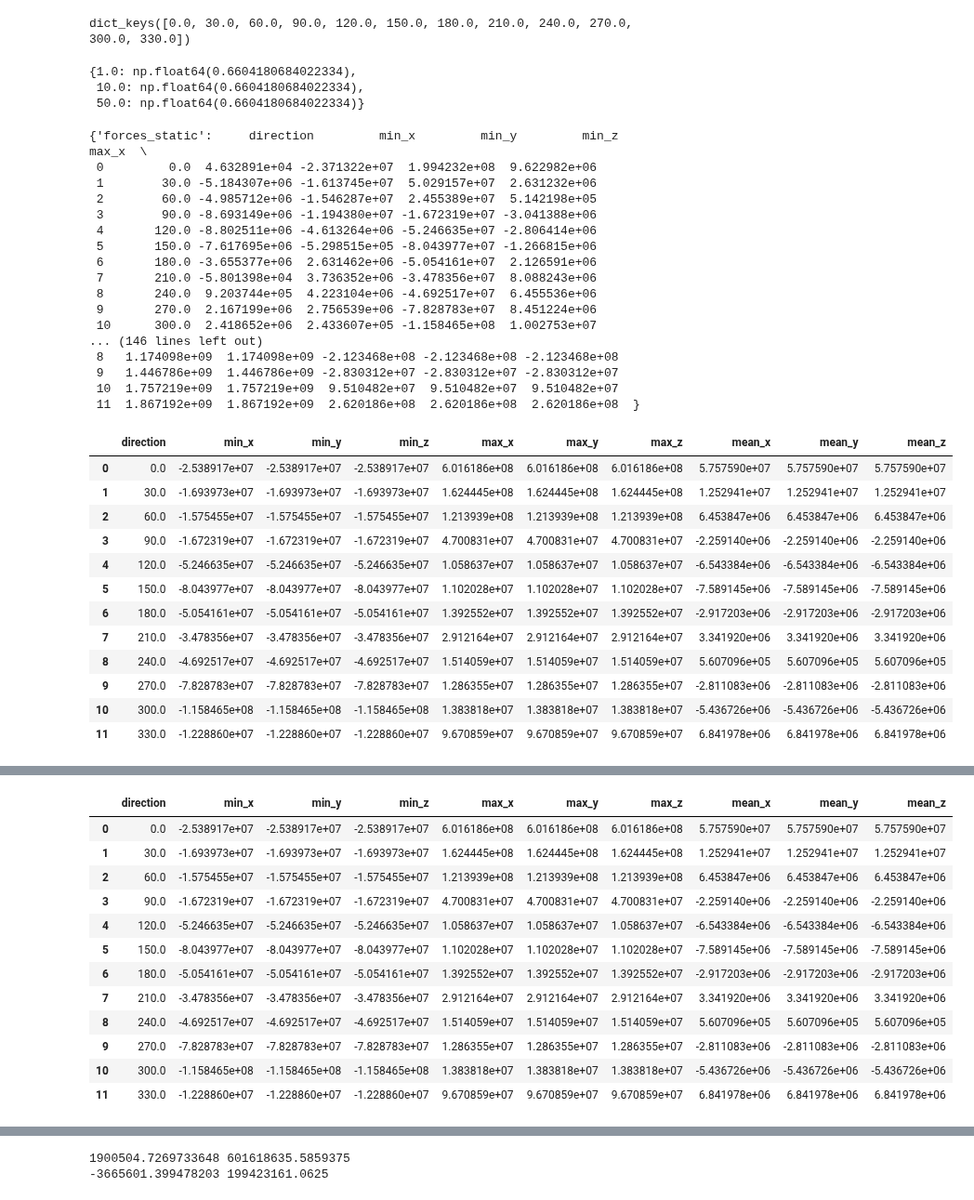
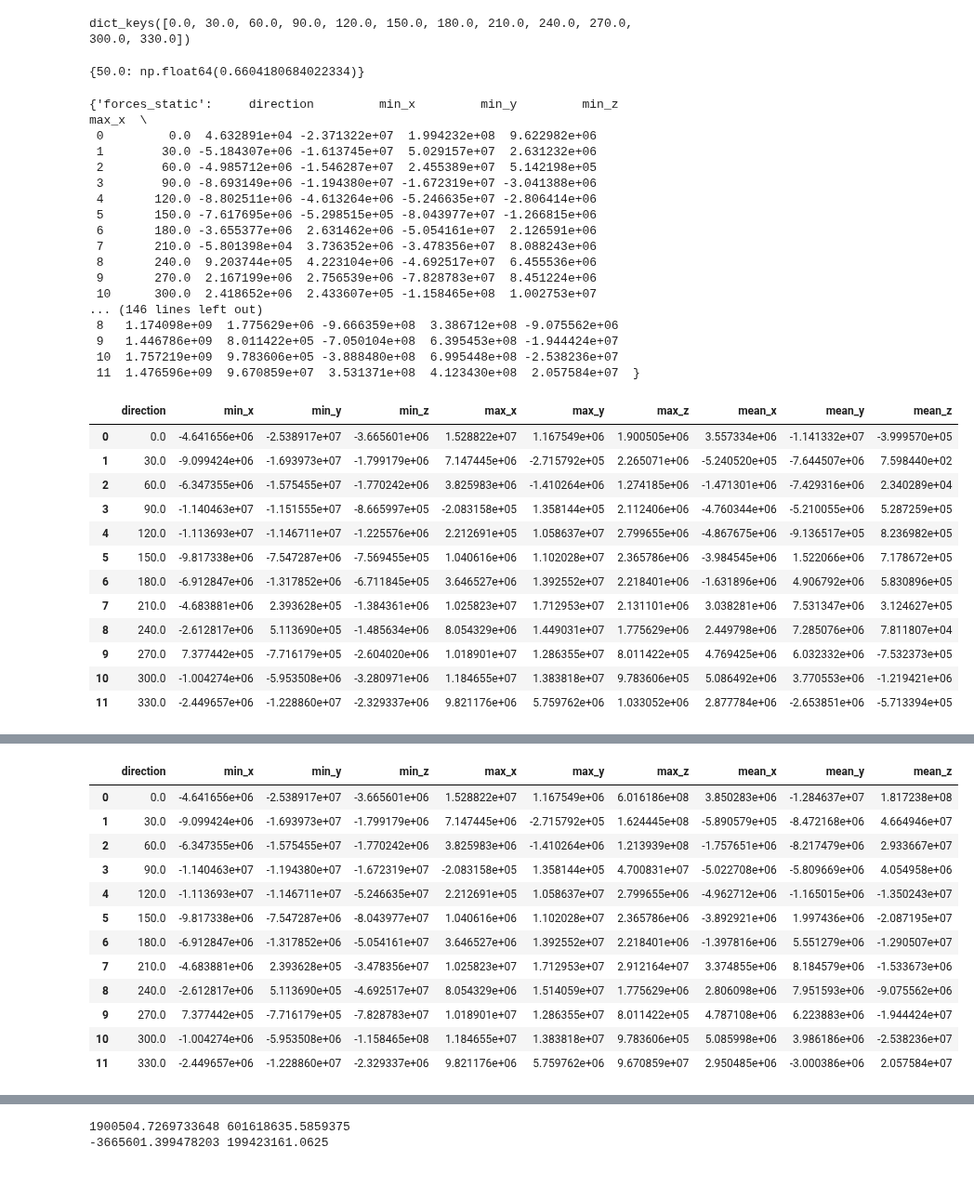
Before and after one commit to AeroSim-CFD/cfdmod, a Jupyter notebook: notebooks/hfpi_analysis_test.ipynb, the cells around one changed output, grey strips where cells are left out. Shown at 93% size. Drawn from its saved outputs; the diff is of its cells as text; code cells hidden in the pictures.

Commit message:
Bug corrections and updated names fromc ombined to effective

```diff
--- a/notebooks/hfpi_analysis_test.ipynb
+++ b/notebooks/hfpi_analysis_test.ipynb
@@ -46,6 +46,8 @@ directions = ["000", "030", "060", "090", "120", "150", "180", "210", "240", "27
 float_directions = [float(d) for d in directions]
 recurrence_periods = [1, 10, 50]
 xis = [0.01, 0.02]
+recurrence_periods = [50]
+xis = [0.01]
 # %%
 directional_forces = {}
 
@@ -85,9 +87,7 @@ max_acceleration = results.filter_by_xi(xi=0.01).get_max_acceleration_by_recurre
 
 max_acceleration
 # %% [output]
-{1.0: np.float64(0.6604180684022334),
- 10.0: np.float64(0.6604180684022334),
- 50.0: np.float64(0.6604180684022334)}
+{50.0: np.float64(0.6604180684022334)}
 # %%
 results_use = results.filter_by_xi(0.01).filter_by_recurrence_period(50)
 
@@ -107,26 +107,26 @@ stats
  9       270.0  2.167199e+06  2.756539e+06 -7.828783e+07  8.451224e+06
  10      300.0  2.418652e+06  2.433607e+05 -1.158465e+08  1.002753e+07
 ... (146 lines left out)
- 8   1.174098e+09  1.174098e+09 -2.123468e+08 -2.123468e+08 -2.123468e+08
- 9   1.446786e+09  1.446786e+09 -2.830312e+07 -2.830312e+07 -2.830312e+07
- 10  1.757219e+09  1.757219e+09  9.510482e+07  9.510482e+07  9.510482e+07
- 11  1.867192e+09  1.867192e+09  2.620186e+08  2.620186e+08  2.620186e+08  }
+ 8   1.174098e+09  1.775629e+06 -9.666359e+08  3.386712e+08 -9.075562e+06
+ 9   1.446786e+09  8.011422e+05 -7.050104e+08  6.395453e+08 -1.944424e+07
+ 10  1.757219e+09  9.783606e+05 -3.888480e+08  6.995448e+08 -2.538236e+07
+ 11  1.476596e+09  9.670859e+07  3.531371e+08  4.123430e+08  2.057584e+07  }
 # %%
 stats["forces_static_eq"]
 # %% [output]
 |  | direction | min_x | min_y | min_z | max_x | max_y | max_z | mean_x | mean_y | mean_z |
-| 0 | 0.0 | -2.538917e+07 | -2.538917e+07 | -2.538917e+07 | 6.016186e+08 | 6.016186e+08 | 6.016186e+08 | 5.757590e+07 | 5.757590e+07 | 5.757590e+07 |
-| 1 | 30.0 | -1.693973e+07 | -1.693973e+07 | -1.693973e+07 | 1.624445e+08 | 1.624445e+08 | 1.624445e+08 | 1.252941e+07 | 1.252941e+07 | 1.252941e+07 |
-| 2 | 60.0 | -1.575455e+07 | -1.575455e+07 | -1.575455e+07 | 1.213939e+08 | 1.213939e+08 | 1.213939e+08 | 6.453847e+06 | 6.453847e+06 | 6.453847e+06 |
-| 3 | 90.0 | -1.672319e+07 | -1.672319e+07 | -1.672319e+07 | 4.700831e+07 | 4.700831e+07 | 4.700831e+07 | -2.259140e+06 | -2.259140e+06 | -2.259140e+06 |
-| 4 | 120.0 | -5.246635e+07 | -5.246635e+07 | -5.246635e+07 | 1.058637e+07 | 1.058637e+07 | 1.058637e+07 | -6.543384e+06 | -6.543384e+06 | -6.543384e+06 |
-| 5 | 150.0 | -8.043977e+07 | -8.043977e+07 | -8.043977e+07 | 1.102028e+07 | 1.102028e+07 | 1.102028e+07 | -7.589145e+06 | -7.589145e+06 | -7.589145e+06 |
-| 6 | 180.0 | -5.054161e+07 | -5.054161e+07 | -5.054161e+07 | 1.392552e+07 | 1.392552e+07 | 1.392552e+07 | -2.917203e+06 | -2.917203e+06 | -2.917203e+06 |
-| 7 | 210.0 | -3.478356e+07 | -3.478356e+07 | -3.478356e+07 | 2.912164e+07 | 2.912164e+07 | 2.912164e+07 | 3.341920e+06 | 3.341920e+06 | 3.341920e+06 |
-| 8 | 240.0 | -4.692517e+07 | -4.692517e+07 | -4.692517e+07 | 1.514059e+07 | 1.514059e+07 | 1.514059e+07 | 5.607096e+05 | 5.607096e+05 | 5.607096e+05 |
-| 9 | 270.0 | -7.828783e+07 | -7.828783e+07 | -7.828783e+07 | 1.286355e+07 | 1.286355e+07 | 1.286355e+07 | -2.811083e+06 | -2.811083e+06 | -2.811083e+06 |
-| 10 | 300.0 | -1.158465e+08 | -1.158465e+08 | -1.158465e+08 | 1.383818e+07 | 1.383818e+07 | 1.383818e+07 | -5.436726e+06 | -5.436726e+06 | -5.436726e+06 |
-| 11 | 330.0 | -1.228860e+07 | -1.228860e+07 | -1.228860e+07 | 9.670859e+07 | 9.670859e+07 | 9.670859e+07 | 6.841978e+06 | 6.841978e+06 | 6.841978e+06 |
+| 0 | 0.0 | -4.641656e+06 | -2.538917e+07 | -3.665601e+06 | 1.528822e+07 | 1.167549e+06 | 1.900505e+06 | 3.557334e+06 | -1.141332e+07 | -3.999570e+05 |
+| 1 | 30.0 | -9.099424e+06 | -1.693973e+07 | -1.799179e+06 | 7.147445e+06 | -2.715792e+05 | 2.265071e+06 | -5.240520e+05 | -7.644507e+06 | 7.598440e+02 |
+| 2 | 60.0 | -6.347355e+06 | -1.575455e+07 | -1.770242e+06 | 3.825983e+06 | -1.410264e+06 | 1.274185e+06 | -1.471301e+06 | -7.429316e+06 | 2.340289e+04 |
+| 3 | 90.0 | -1.140463e+07 | -1.151555e+07 | -8.665997e+05 | -2.083158e+05 | 1.358144e+05 | 2.112406e+06 | -4.760344e+06 | -5.210055e+06 | 5.287259e+05 |
+| 4 | 120.0 | -1.113693e+07 | -1.146711e+07 | -1.225576e+06 | 2.212691e+05 | 1.058637e+07 | 2.799655e+06 | -4.867675e+06 | -9.136517e+05 | 8.236982e+05 |
+| 5 | 150.0 | -9.817338e+06 | -7.547287e+06 | -7.569455e+05 | 1.040616e+06 | 1.102028e+07 | 2.365786e+06 | -3.984545e+06 | 1.522066e+06 | 7.178672e+05 |
+| 6 | 180.0 | -6.912847e+06 | -1.317852e+06 | -6.711845e+05 | 3.646527e+06 | 1.392552e+07 | 2.218401e+06 | -1.631896e+06 | 4.906792e+06 | 5.830896e+05 |
+| 7 | 210.0 | -4.683881e+06 | 2.393628e+05 | -1.384361e+06 | 1.025823e+07 | 1.712953e+07 | 2.131101e+06 | 3.038281e+06 | 7.531347e+06 | 3.124627e+05 |
+| 8 | 240.0 | -2.612817e+06 | 5.113690e+05 | -1.485634e+06 | 8.054329e+06 | 1.449031e+07 | 1.775629e+06 | 2.449798e+06 | 7.285076e+06 | 7.811807e+04 |
+| 9 | 270.0 | 7.377442e+05 | -7.716179e+05 | -2.604020e+06 | 1.018901e+07 | 1.286355e+07 | 8.011422e+05 | 4.769425e+06 | 6.032332e+06 | -7.532373e+05 |
+| 10 | 300.0 | -1.004274e+06 | -5.953508e+06 | -3.280971e+06 | 1.184655e+07 | 1.383818e+07 | 9.783606e+05 | 5.086492e+06 | 3.770553e+06 | -1.219421e+06 |
+| 11 | 330.0 | -2.449657e+06 | -1.228860e+07 | -2.329337e+06 | 9.821176e+06 | 5.759762e+06 | 1.033052e+06 | 2.877784e+06 | -2.653851e+06 | -5.713394e+05 |
 # %%
 stats["forces_static"]
 # %% [output]
@@ -144,18 +144,18 @@ stats["forces_static"]
 | 10 | 300.0 | 2.418652e+06 | 2.433607e+05 | -1.158465e+08 | 1.002753e+07 | 9.253307e+06 | -4.017512e+06 | 5.085505e+06 | 4.201820e+06 | -4.954531e+07 |
 | 11 | 330.0 | 1.297416e+06 | -8.080503e+06 | 2.822415e+06 | 5.784007e+06 | -2.182719e+05 | 9.670859e+07 | 3.023187e+06 | -3.346921e+06 | 4.172301e+07 |
 # %%
-stats["forces_combined"]
+stats["forces_effective"]
 # %% [output]
 |  | direction | min_x | min_y | min_z | max_x | max_y | max_z | mean_x | mean_y | mean_z |
-| 0 | 0.0 | -2.538917e+07 | -2.538917e+07 | -2.538917e+07 | 6.016186e+08 | 6.016186e+08 | 6.016186e+08 | 5.757590e+07 | 5.757590e+07 | 5.757590e+07 |
-| 1 | 30.0 | -1.693973e+07 | -1.693973e+07 | -1.693973e+07 | 1.624445e+08 | 1.624445e+08 | 1.624445e+08 | 1.252941e+07 | 1.252941e+07 | 1.252941e+07 |
-| 2 | 60.0 | -1.575455e+07 | -1.575455e+07 | -1.575455e+07 | 1.213939e+08 | 1.213939e+08 | 1.213939e+08 | 6.453847e+06 | 6.453847e+06 | 6.453847e+06 |
-| 3 | 90.0 | -1.672319e+07 | -1.672319e+07 | -1.672319e+07 | 4.700831e+07 | 4.700831e+07 | 4.700831e+07 | -2.259140e+06 | -2.259140e+06 | -2.259140e+06 |
-| 4 | 120.0 | -5.246635e+07 | -5.246635e+07 | -5.246635e+07 | 1.058637e+07 | 1.058637e+07 | 1.058637e+07 | -6.543384e+06 | -6.543384e+06 | -6.543384e+06 |
-| 5 | 150.0 | -8.043977e+07 | -8.043977e+07 | -8.043977e+07 | 1.102028e+07 | 1.102028e+07 | 1.102028e+07 | -7.589145e+06 | -7.589145e+06 | -7.589145e+06 |
-| 6 | 180.0 | -5.054161e+07 | -5.054161e+07 | -5.054161e+07 | 1.392552e+07 | 1.392552e+07 | 1.392552e+07 | -2.917203e+06 | -2.917203e+06 | -2.917203e+06 |
-| 7 | 210.0 | -3.478356e+07 | -3.478356e+07 | -3.478356e+07 | 2.912164e+07 | 2.912164e+07 | 2.912164e+07 | 3.341920e+06 | 3.341920e+06 | 3.341920e+06 |
-| 8 | 240.0 | -4.692517e+07 | -4.692517e+07 | -4.692517e+07 | 1.514059e+07 | 1.514059e+07 | 1.514059e+07 | 5.607096e+05 | 5.607096e+05 | 5.607096e+05 |
-| 9 | 270.0 | -7.828783e+07 | -7.828783e+07 | -7.828783e+07 | 1.286355e+07 | 1.286355e+07 | 1.286355e+07 | -2.811083e+06 | -2.811083e+06 | -2.811083e+06 |
-| 10 | 300.0 | -1.158465e+08 | -1.158465e+08 | -1.158465e+08 | 1.383818e+07 | 1.383818e+07 | 1.383818e+07 | -5.436726e+06 | -5.436726e+06 | -5.436726e+06 |
-| 11 | 330.0 | -1.228860e+07 | -1.228860e+07 | -1.228860e+07 | 9.670859e+07 | 9.670859e+07 | 9.670859e+07 | 6.841978e+06 | 6.841978e+06 | 6.841978e+06 |
+| 0 | 0.0 | -4.641656e+06 | -2.538917e+07 | -3.665601e+06 | 1.528822e+07 | 1.167549e+06 | 6.016186e+08 | 3.850283e+06 | -1.284637e+07 | 1.817238e+08 |
+| 1 | 30.0 | -9.099424e+06 | -1.693973e+07 | -1.799179e+06 | 7.147445e+06 | -2.715792e+05 | 1.624445e+08 | -5.890579e+05 | -8.472168e+06 | 4.664946e+07 |
+| 2 | 60.0 | -6.347355e+06 | -1.575455e+07 | -1.770242e+06 | 3.825983e+06 | -1.410264e+06 | 1.213939e+08 | -1.757651e+06 | -8.217479e+06 | 2.933667e+07 |
+| 3 | 90.0 | -1.140463e+07 | -1.194380e+07 | -1.672319e+07 | -2.083158e+05 | 1.358144e+05 | 4.700831e+07 | -5.022708e+06 | -5.809669e+06 | 4.054958e+06 |
+| 4 | 120.0 | -1.113693e+07 | -1.146711e+07 | -5.246635e+07 | 2.212691e+05 | 1.058637e+07 | 2.799655e+06 | -4.962712e+06 | -1.165015e+06 | -1.350243e+07 |
+| 5 | 150.0 | -9.817338e+06 | -7.547287e+06 | -8.043977e+07 | 1.040616e+06 | 1.102028e+07 | 2.365786e+06 | -3.892921e+06 | 1.997436e+06 | -2.087195e+07 |
+| 6 | 180.0 | -6.912847e+06 | -1.317852e+06 | -5.054161e+07 | 3.646527e+06 | 1.392552e+07 | 2.218401e+06 | -1.397816e+06 | 5.551279e+06 | -1.290507e+07 |
+| 7 | 210.0 | -4.683881e+06 | 2.393628e+05 | -3.478356e+07 | 1.025823e+07 | 1.712953e+07 | 2.912164e+07 | 3.374855e+06 | 8.184579e+06 | -1.533673e+06 |
+| 8 | 240.0 | -2.612817e+06 | 5.113690e+05 | -4.692517e+07 | 8.054329e+06 | 1.514059e+07 | 1.775629e+06 | 2.806098e+06 | 7.951593e+06 | -9.075562e+06 |
+| 9 | 270.0 | 7.377442e+05 | -7.716179e+05 | -7.828783e+07 | 1.018901e+07 | 1.286355e+07 | 8.011422e+05 | 4.787108e+06 | 6.223883e+06 | -1.944424e+07 |
+| 10 | 300.0 | -1.004274e+06 | -5.953508e+06 | -1.158465e+08 | 1.184655e+07 | 1.383818e+07 | 9.783606e+05 | 5.085998e+06 | 3.986186e+06 | -2.538236e+07 |
+| 11 | 330.0 | -2.449657e+06 | -1.228860e+07 | -2.329337e+06 | 9.821176e+06 | 5.759762e+06 | 9.670859e+07 | 2.950485e+06 | -3.000386e+06 | 2.057584e+07 |
```
Also changed, not shown: parts of 3 cells of this notebook, 2 other files.
